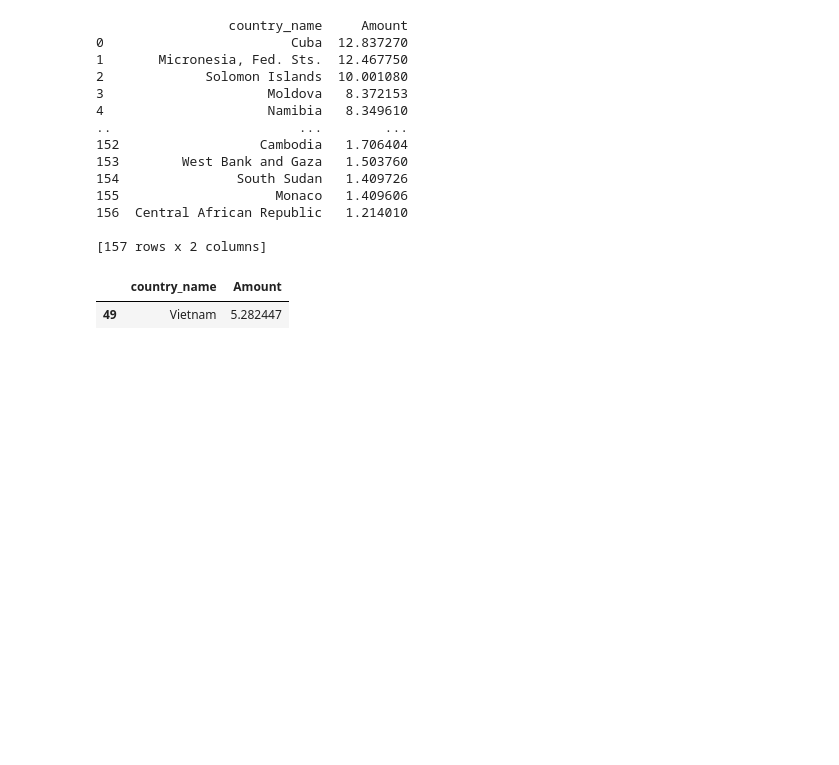
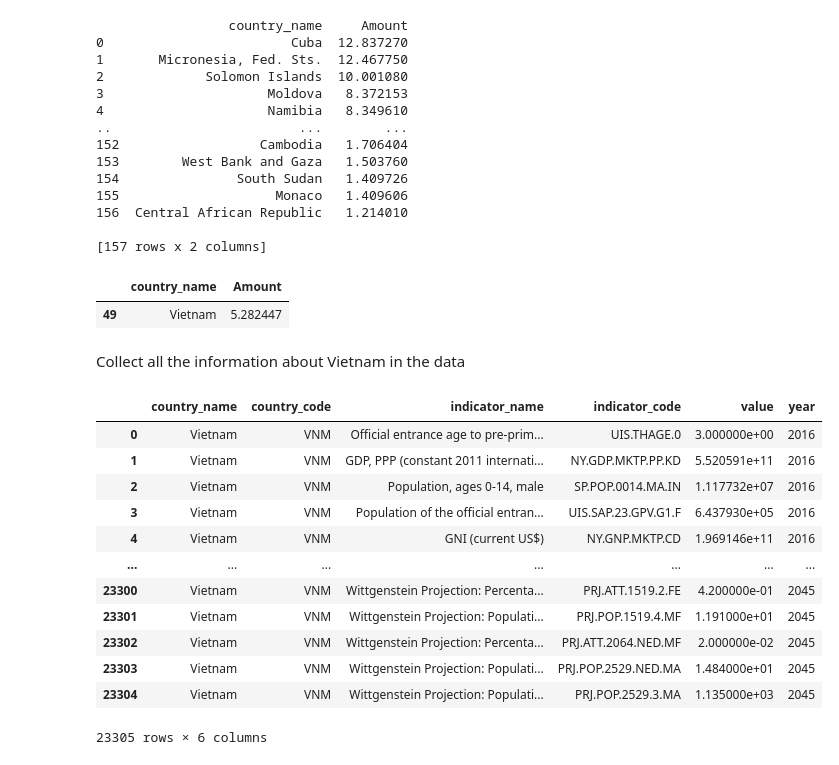
Before and after one commit to nhatduong01/SQL_on_BigQuery, a Jupyter notebook: Basis/World_Bank_International_Education.ipynb, the cells around one changed output. Drawn from its saved outputs; the diff is of its cells as text; code cells hidden in the pictures; blank space fills up the shorter version.

Commit message:
More infos about Vietnam

```diff
--- a/Basis/World_Bank_International_Education.ipynb
+++ b/Basis/World_Bank_International_Education.ipynb
@@ -91,3 +96,28 @@ GDP_expen[GDP_expen.country_name == 'Vietnam']
 # %% [output]
 |  | country_name | Amount |
 | 49 | Vietnam | 5.282447 |
+# %% [markdown]
+Collect all the information about Vietnam in the data
+# %%
+query2 = """
+         SELECT *
+         FROM `bigquery-public-data.world_bank_intl_education.international_education`
+         WHERE country_name = 'Vietnam'"""
+query_job2 = client.query(query= query2, project = 'bigquerysqlexercises')
+Vietnam_info = query_job2.to_dataframe()
+# %%
+Vietnam_info
+# %% [output]
+|  | country_name | country_code | indicator_name | indicator_code | value | year |
+| 0 | Vietnam | VNM | Official entrance age to pre-prim... | UIS.THAGE.0 | 3.000000e+00 | 2016 |
+| 1 | Vietnam | VNM | GDP, PPP (constant 2011 internati... | NY.GDP.MKTP.PP.KD | 5.520591e+11 | 2016 |
+| 2 | Vietnam | VNM | Population, ages 0-14, male | SP.POP.0014.MA.IN | 1.117732e+07 | 2016 |
+| 3 | Vietnam | VNM | Population of the official entran... | UIS.SAP.23.GPV.G1.F | 6.437930e+05 | 2016 |
+| 4 | Vietnam | VNM | GNI (current US$) | NY.GNP.MKTP.CD | 1.969146e+11 | 2016 |
+| ... | ... | ... | ... | ... | ... | ... |
+| 23300 | Vietnam | VNM | Wittgenstein Projection: Percenta... | PRJ.ATT.1519.2.FE | 4.200000e-01 | 2045 |
+| 23301 | Vietnam | VNM | Wittgenstein Projection: Populati... | PRJ.POP.1519.4.MF | 1.191000e+01 | 2045 |
+| 23302 | Vietnam | VNM | Wittgenstein Projection: Percenta... | PRJ.ATT.2064.NED.MF | 2.000000e-02 | 2045 |
+| 23303 | Vietnam | VNM | Wittgenstein Projection: Populati... | PRJ.POP.2529.NED.MA | 1.484000e+01 | 2045 |
+| 23304 | Vietnam | VNM | Wittgenstein Projection: Populati... | PRJ.POP.2529.3.MA | 1.135000e+03 | 2045 |
+23305 rows × 6 columns
```
Also changed, not shown: parts of 4 cells of this notebook.
